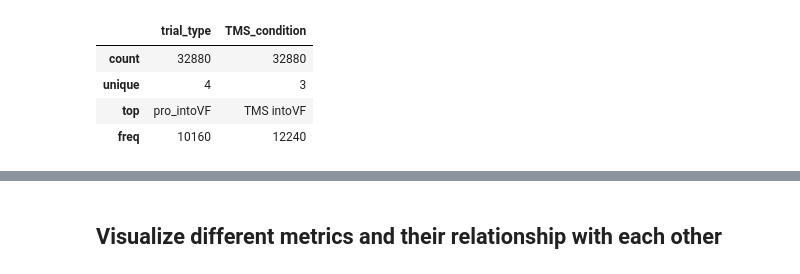
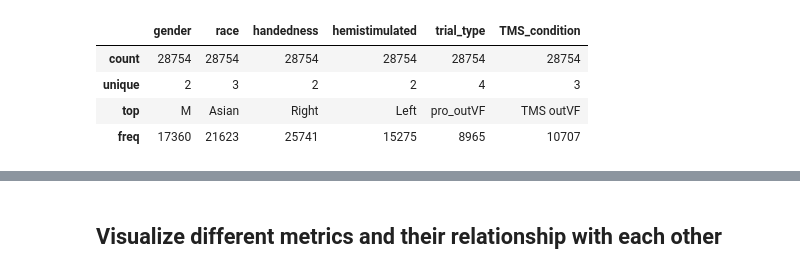
Before and after one commit to mindemory/mgs_stimul, a Jupyter notebook: mgsAnalysis/analysisEye/main.ipynb, the cells around one changed output, grey strips where cells are left out. Cells and saved outputs as stored; diff of their text form; code cells hidden in the pictures.

```diff
--- a/mgsAnalysis/analysisEye/main.ipynb
+++ b/mgsAnalysis/analysisEye/main.ipynb
@@ -61,0 +84,40 @@ memory usage: 8.8+ MB
+# %%
+df = df_orig.copy()
+
+# Removing trials that had timing issues
+buffer = 0.25  # 2.5% buffer
+conditions = (
+    (df['initdur'].between(1 * (1 - buffer), 1 * (1 + buffer))) &
+    (df['sampledur'].between(0.5 * (1 - buffer), 0.5 * (1 + buffer))) &
+    (df['respdur'].between(0.85 * (1 - buffer), 0.85 * (1 + buffer))) &
+    (df['feedbackdur'].between(0.8 * (1 - buffer), 0.8 * (1 + buffer))) &
+    (
+        ((df['day'].isin([1, 2, 3, 5])) &
+         (df['delay1dur'].between(2 * (1 - buffer), 2 * (1 + buffer))) &
+         (df['delay2dur'].between(2 * (1 - buffer), 2 * (1 + buffer)))) |
+        ((df['day'] == 4) &
+         (df['delay1dur'].between(-1e-2, 1e-2)) &
+         (df['delay2dur'].between(4 * (1 - buffer), 4 * (1 + buffer))))
+    )
+)
+
+original_shape = df.shape
+df = df[conditions].dropna()
+
+# Also remove trials with reaction times that are too small or too big
+df = df[(df['isacc_rt'] > 0.15) & (df['isacc_rt'] < 1.0) & (df['fsacc_rt'] < 1.0) & (df['ierr'] <= 6)]
+gstats_initial = df.groupby('subjID')['ierr'].agg(['mean', 'std'])
+gstats_final = df.groupby('subjID')['ferr'].agg(['mean', 'std'])
+gstats_initial['ierr_threshold'] = gstats_initial['mean'] + 3 * gstats_initial['std']
+gstats_final['ferr_threshold'] = gstats_initial['mean'] + 3 * gstats_initial['std']
+
+df = df.merge(gstats_initial['ierr_threshold'], left_on='subjID', right_index=True)
+df = df.merge(gstats_final['ferr_threshold'], left_on='subjID', right_index=True)
+df = df[(df['ierr'] <= df['ierr_threshold']) & (df['ferr'] <= df['ferr_threshold'])]
+
+# Removing columns that will not be needed from here on:
+df = df.drop(columns = ['bad_drift_correct', 'bad_calibration', 'breakfix',
+       'no_prim_sacc', 'small_sacc', 'large_error', 'rejtrials', 'initdur', 'sampledur',
+       'delay1dur', 'delay2dur', 'respdur', 'feedbackdur', 'isacc_err', 'fsacc_err'])
+filtered_shape = df.shape
+print(f'Trials removed = {original_shape[0] - filtered_shape[0]} = {round((original_shape[0] - filtered_shape[0])*100/original_shape[0], 2)}% ')
@@ -62,9 +147,8 @@ memory usage: 8.8+ MB
 # %%
-df_orig.describe()
-df_orig.describe(include=object)
+df.describe(include=object)
 # %% [output]
-|  | trial_type | TMS_condition |
-| count | 32880 | 32880 |
-| unique | 4 | 3 |
-| top | pro_intoVF | TMS intoVF |
-| freq | 10160 | 12240 |
+|  | gender | race | handedness | hemistimulated | trial_type | TMS_condition |
+| count | 28754 | 28754 | 28754 | 28754 | 28754 | 28754 |
+| unique | 2 | 3 | 2 | 2 | 4 | 3 |
+| top | M | Asian | Right | Left | pro_outVF | TMS outVF |
+| freq | 17360 | 21623 | 25741 | 15275 | 8965 | 10707 |
```
Also changed, not shown: parts of 30 cells of this notebook, 1 other file.
